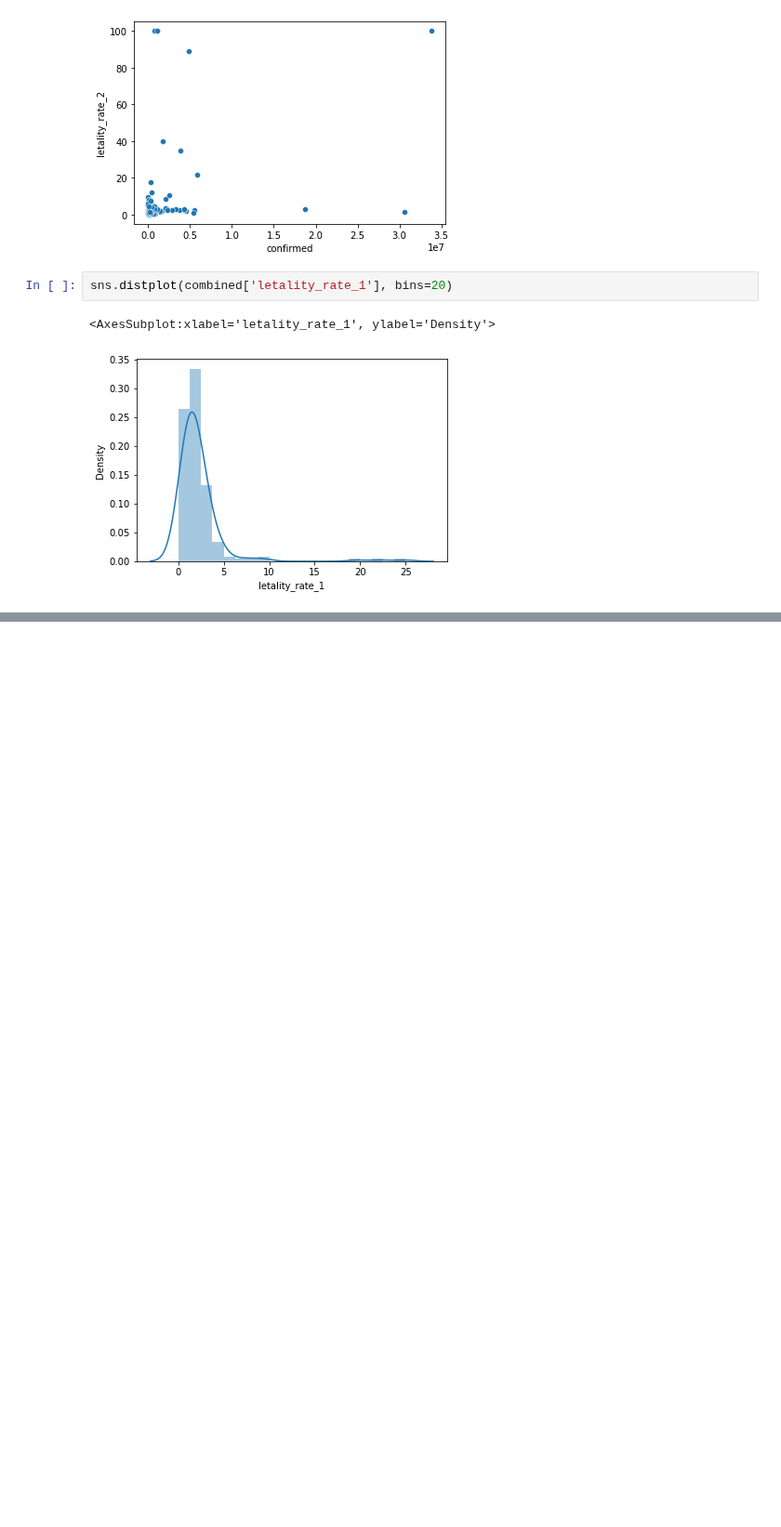
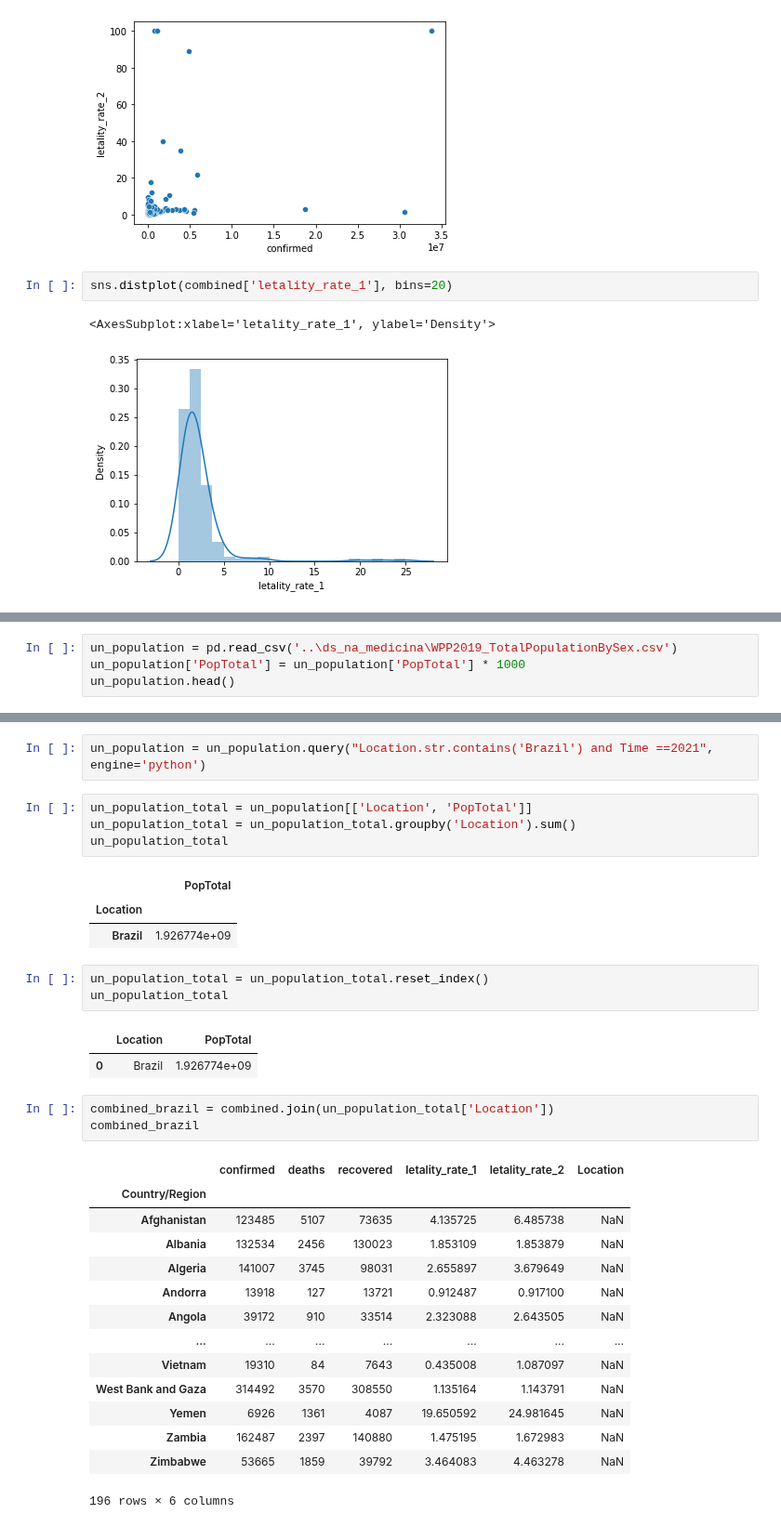
Before and after one commit to 6abi/data-science, a Jupyter notebook: ds_na_medicina/covid19.ipynb, the cells around one changed output, grey strips where cells are left out. Shown at 93% size. Drawn from its saved outputs; the diff is of its cells as text; blank space fills up the shorter version.

```diff
--- a/ds_na_medicina/covid19.ipynb
+++ b/ds_na_medicina/covid19.ipynb
@@ -298,0 +314,4 @@ sns.distplot(combined['letality_rate_1'], bins=20)
+# %%
+un_population = pd.read_csv('..\ds_na_medicina\WPP2019_TotalPopulationBySex.csv')
+un_population['PopTotal'] = un_population['PopTotal'] * 1000
+un_population.head()
@@ -298,0 +325,34 @@ sns.distplot(combined['letality_rate_1'], bins=20)
+# %%
+un_population = un_population.query("Location.str.contains('Brazil') and Time ==2021", engine='python')
+# %%
+un_population_total = un_population[['Location', 'PopTotal']]
+un_population_total = un_population_total.groupby('Location').sum()
+un_population_total
+# %% [output]
+|  | PopTotal |
+| Location |  |
+| Brazil | 1.926774e+09 |
+# %%
+un_population_total = un_population_total.reset_index()
+un_population_total
+# %% [output]
+|  | Location | PopTotal |
+| 0 | Brazil | 1.926774e+09 |
+# %%
+combined_brazil = combined.join(un_population_total['Location'])
+combined_brazil
+# %% [output]
+|  | confirmed | deaths | recovered | letality_rate_1 | letality_rate_2 | Location |
+| Country/Region |  |  |  |  |  |  |
+| Afghanistan | 123485 | 5107 | 73635 | 4.135725 | 6.485738 | NaN |
+| Albania | 132534 | 2456 | 130023 | 1.853109 | 1.853879 | NaN |
+| Algeria | 141007 | 3745 | 98031 | 2.655897 | 3.679649 | NaN |
+| Andorra | 13918 | 127 | 13721 | 0.912487 | 0.917100 | NaN |
+| Angola | 39172 | 910 | 33514 | 2.323088 | 2.643505 | NaN |
+| ... | ... | ... | ... | ... | ... | ... |
+| Vietnam | 19310 | 84 | 7643 | 0.435008 | 1.087097 | NaN |
+| West Bank and Gaza | 314492 | 3570 | 308550 | 1.135164 | 1.143791 | NaN |
+| Yemen | 6926 | 1361 | 4087 | 19.650592 | 24.981645 | NaN |
+| Zambia | 162487 | 2397 | 140880 | 1.475195 | 1.672983 | NaN |
+| Zimbabwe | 53665 | 1859 | 39792 | 3.464083 | 4.463278 | NaN |
+196 rows × 6 columns
```
Also changed, not shown: parts of 6 cells of this notebook, 1 other file.
